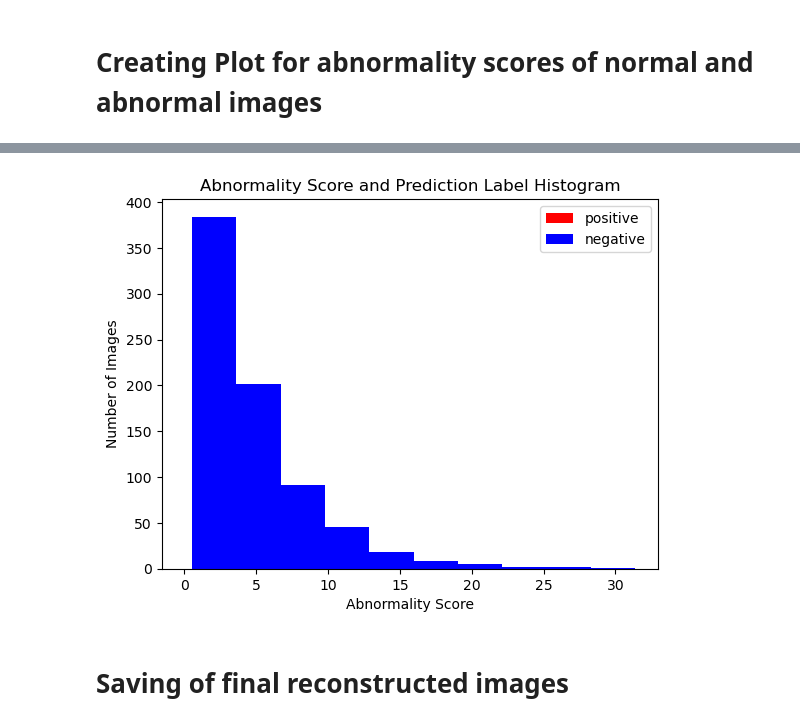
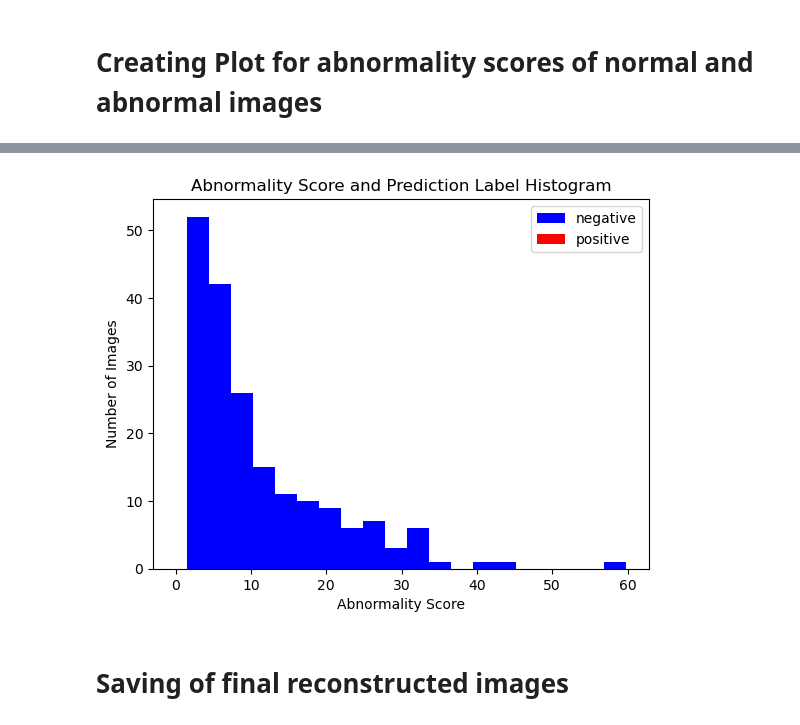
Before and after one commit to aronnicksnts/MURA-Classification, a Jupyter notebook: main_notebook.ipynb, the cells around one changed output, grey strips where cells are left out. Cells and saved outputs as stored; diff of their text form; code cells hidden in the pictures.

```diff
--- a/main_notebook.ipynb
+++ b/main_notebook.ipynb
@@ -47,7 +47,7 @@ xla_global_id: 416903419
 This section lets the user edit on what model parameters to run, the model directory and parameters should exist prior to changing the file path
 # %%
 # All editable variables
-model_file_path = "models/UPAE/dataset_1"
+model_file_path = "models/UPAE/dataset_2_quantization"
 # %%
 # Get model parameters
 try:
@@ -225,7 +226,7 @@ test_images = np.array(test_images)
 # %%
 history_valid = model.predict(image_datasets['test'], batch_size=batch_size)
 # %%
-abnor_scores = history_valid[2]
+abnor_scores = history_valid[1]
 #converting to an array of numbers instead of tensor
 abnor_scores = [item.numpy() for item in abnor_scores if isinstance(item, tf.Tensor)]
 abnor_scores = [float(item) for item in abnor_scores]
@@ -293,21 +316,21 @@ plt.savefig(f'{save_directory}/testing_abnormality_scores.png')
 # %%
 positive = []
 negative = []
 for i in range(len(labels)):
     if abnor_scores[i] == 1:
         positive.append(abnor_scores[i])
     else:
         negative.append(abnor_scores[i])
-plt.hist(positive, color='red', label='positive')
-plt.hist(negative, color='blue', label='negative')
+plt.hist(negative, color='blue', label='negative', bins=20)
+plt.hist(positive, color='red', label='positive', bins=20)
 # Get x and y labels
 plt.xlabel('Abnormality Score')
 plt.ylabel('Number of Images')
 plt.title("Abnormality Score and Prediction Label Histogram")
 plt.legend()
 plt.savefig(f'{save_directory}/testing_abnormality_scores_prediction.png')
 # %% [output]
-[figure, old version]
+[figure, new version]
 # %% [markdown]
 # Saving of final reconstructed images
 # %%
```
Also changed, not shown: parts of 8 cells of this notebook.
